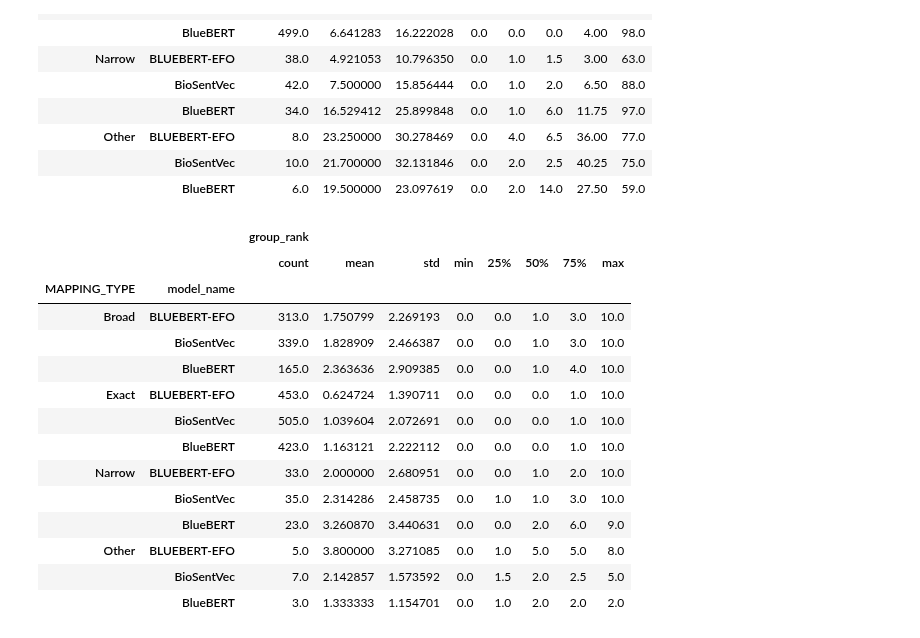
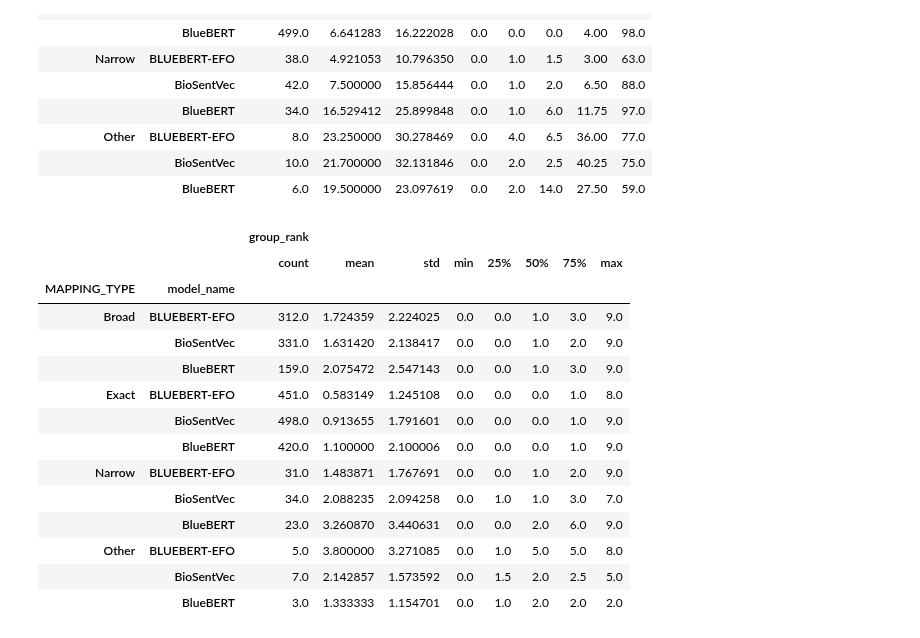
Before and after one commit to MRCIEU/vectology, a Jupyter notebook: stage2/notebooks/analysis/40-group_rank.ipynb, the cells around one changed output. Drawn from its saved outputs; the diff is of its cells as text; code cells hidden in the pictures.

```diff
--- a/stage2/notebooks/analysis/40-group_rank.ipynb
+++ b/stage2/notebooks/analysis/40-group_rank.ipynb
@@ -77,19 +82,24 @@ df[["model_name", "MAPPING_TYPE", "group_rank"]].groupby(
 # %%
-df[df["group_rank"].apply(lambda e: e <= 10)][
-    ["model_name", "MAPPING_TYPE", "group_rank"]
-].groupby(["MAPPING_TYPE", "model_name"]).describe()
+tbl_sum = (
+    df[df["group_rank"].apply(lambda e: e <= 9)][
+        ["model_name", "MAPPING_TYPE", "group_rank"]
+    ]
+    .groupby(["MAPPING_TYPE", "model_name"])
+    .describe()
+)
+tbl_sum
 # %% [output]
 |  |  | group_rank |  |  |  |  |  |  |  |
 |  |  | count | mean | std | min | 25% | 50% | 75% | max |
 | MAPPING_TYPE | model_name |  |  |  |  |  |  |  |  |
-| Broad | BLUEBERT-EFO | 313.0 | 1.750799 | 2.269193 | 0.0 | 0.0 | 1.0 | 3.0 | 10.0 |
-|  | BioSentVec | 339.0 | 1.828909 | 2.466387 | 0.0 | 0.0 | 1.0 | 3.0 | 10.0 |
-|  | BlueBERT | 165.0 | 2.363636 | 2.909385 | 0.0 | 0.0 | 1.0 | 4.0 | 10.0 |
-| Exact | BLUEBERT-EFO | 453.0 | 0.624724 | 1.390711 | 0.0 | 0.0 | 0.0 | 1.0 | 10.0 |
-|  | BioSentVec | 505.0 | 1.039604 | 2.072691 | 0.0 | 0.0 | 0.0 | 1.0 | 10.0 |
-|  | BlueBERT | 423.0 | 1.163121 | 2.222112 | 0.0 | 0.0 | 0.0 | 1.0 | 10.0 |
-| Narrow | BLUEBERT-EFO | 33.0 | 2.000000 | 2.680951 | 0.0 | 0.0 | 1.0 | 2.0 | 10.0 |
-|  | BioSentVec | 35.0 | 2.314286 | 2.458735 | 0.0 | 1.0 | 1.0 | 3.0 | 10.0 |
+| Broad | BLUEBERT-EFO | 312.0 | 1.724359 | 2.224025 | 0.0 | 0.0 | 1.0 | 3.0 | 9.0 |
+|  | BioSentVec | 331.0 | 1.631420 | 2.138417 | 0.0 | 0.0 | 1.0 | 2.0 | 9.0 |
+|  | BlueBERT | 159.0 | 2.075472 | 2.547143 | 0.0 | 0.0 | 1.0 | 3.0 | 9.0 |
+| Exact | BLUEBERT-EFO | 451.0 | 0.583149 | 1.245108 | 0.0 | 0.0 | 0.0 | 1.0 | 8.0 |
+|  | BioSentVec | 498.0 | 0.913655 | 1.791601 | 0.0 | 0.0 | 0.0 | 1.0 | 9.0 |
+|  | BlueBERT | 420.0 | 1.100000 | 2.100006 | 0.0 | 0.0 | 0.0 | 1.0 | 9.0 |
+| Narrow | BLUEBERT-EFO | 31.0 | 1.483871 | 1.767691 | 0.0 | 0.0 | 1.0 | 2.0 | 9.0 |
+|  | BioSentVec | 34.0 | 2.088235 | 2.094258 | 0.0 | 1.0 | 1.0 | 3.0 | 7.0 |
 |  | BlueBERT | 23.0 | 3.260870 | 3.440631 | 0.0 | 0.0 | 2.0 | 6.0 | 9.0 |
 | Other | BLUEBERT-EFO | 5.0 | 3.800000 | 3.271085 | 0.0 | 1.0 | 5.0 | 5.0 | 8.0 |
 |  | BioSentVec | 7.0 | 2.142857 | 1.573592 | 0.0 | 1.5 | 2.0 | 2.5 | 5.0 |
```
Also changed, not shown: parts of 3 cells of this notebook.
